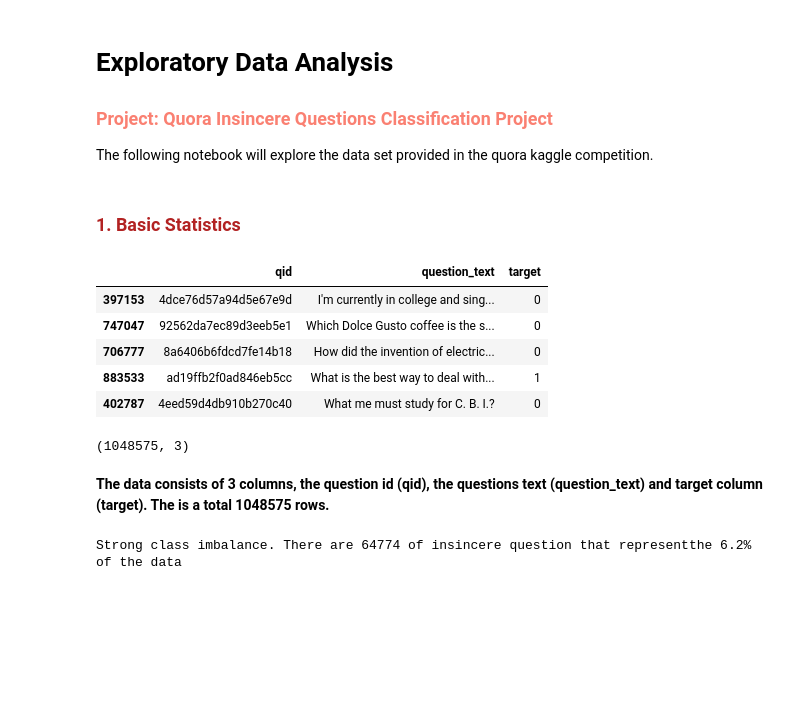
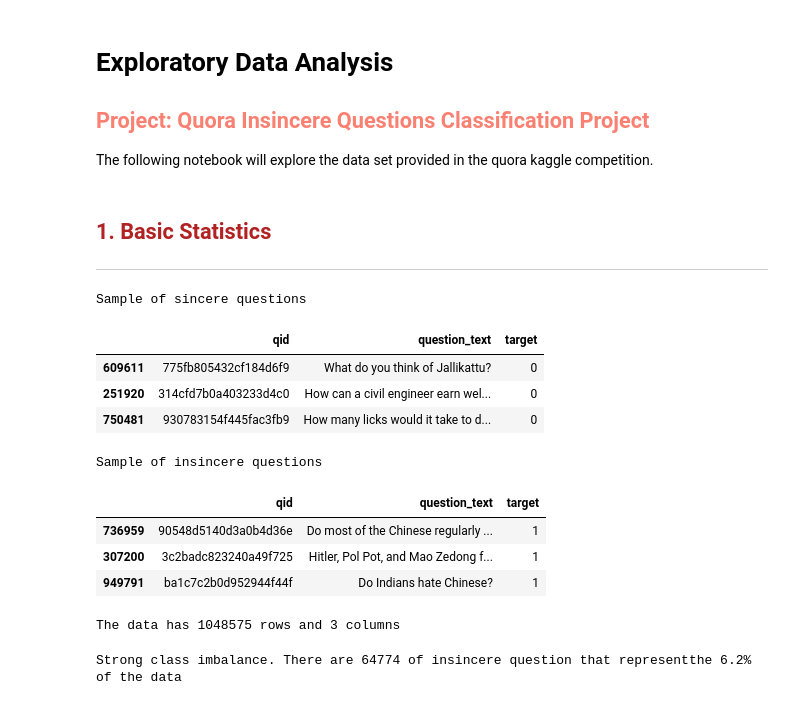
Before and after one commit to falrrema/ML_Nanodegree, a Jupyter notebook: P7_Capstone/EDA_Questions.ipynb, the cells around one changed output. Drawn from its saved outputs; the diff is of its cells as text; code cells hidden in the pictures; blank space fills up the shorter version.

Commit message:
improvements in modelling

```diff
--- a/P7_Capstone/EDA_Questions.ipynb
+++ b/P7_Capstone/EDA_Questions.ipynb
@@ -1,6 +1,6 @@
 # %% [markdown]
 # Exploratory Data Analysis
 
-### <font color='salmon'>Project: Quora Insincere Questions Classification Project</font>
+## <font color='salmon'>Project: Quora Insincere Questions Classification Project</font>
 
 The following notebook will explore the data set provided in the quora kaggle competition.
@@ -23,23 +7,64 @@ import helper as h
+# %%
+# Loading libraries
+from sklearn import model_selection, metrics, linear_model, naive_bayes
+from sklearn.ensemble import ExtraTreesClassifier, AdaBoostClassifier
+from sklearn.tree import DecisionTreeClassifier
+from sklearn.svm import SVC
+from sklearn.feature_extraction.text import TfidfTransformer, CountVectorizer, TfidfVectorizer
+from sklearn.pipeline import Pipeline
+from sklearn.preprocessing import FunctionTransformer
+from sklearn.dummy import DummyClassifier
+from sklearn.feature_selection import chi2, mutual_info_classif
+from tqdm import tqdm
+from nltk.corpus import stopwords
+from gensim.models.phrases import Phrases, Phraser
+from textblob import TextBlob, Blobber
+from textblob.sentiments import NaiveBayesAnalyzer
+from IPython.display import display
+import pandas as pd
+import numpy as np
+import seaborn as sns
+import xgboost
+import pickle
+import matplotlib.pyplot as plt
+
+%matplotlib inline
+
+# Loading helper functions
+import helper as h
+pd.set_option('float_format', '{:f}'.format)
+
+# Avoid warnings
+import warnings
+warnings.filterwarnings('ignore')
 # %% [markdown]
-### <font color='firebrick'>1. Basic Statistics </font>
+## <font color='firebrick'>1. Basic Statistics </font>
+---
 # %%
 # Loading Data
 tqdm.pandas()
 train_set = pd.read_csv('Data/train.csv', encoding = 'latin1')
-train_set.sample(5)
+print('Sample of sincere questions')
+train_set[train_set.target == 0].sample(3, random_state = 3)
 # %% [output]
+Sample of sincere questions
 |  | qid | question_text | target |
-| 397153 | 4dce76d57a94d5e67e9d | I'm currently in college and sing... | 0 |
-| 747047 | 92562da7ec89d3eeb5e1 | Which Dolce Gusto coffee is the s... | 0 |
-| 706777 | 8a6406b6fdcd7fe14b18 | How did the invention of electric... | 0 |
-| 883533 | ad19ffb2f0ad846eb5cc | What is the best way to deal with... | 1 |
-| 402787 | 4eed59d4db910b270c40 | What me must study for C. B. I.? | 0 |
+| 609611 | 775fb805432cf184d6f9 | What do you think of Jallikattu? | 0 |
+| 251920 | 314cfd7b0a403233d4c0 | How can a civil engineer earn wel... | 0 |
+| 750481 | 930783154f445fac3fb9 | How many licks would it take to d... | 0 |
-# %%
-train_set.shape
-# %% [output]
-(1048575, 3)
-# %% [markdown]
-**The data consists of 3 columns, the question id (qid), the questions text (question_text) and target column (target). The is a total 1048575 rows.**
+# %%
+print('Sample of insincere questions')
+train_set[train_set.target == 1].sample(3, random_state = 20)
+# %% [output]
+Sample of insincere questions
+|  | qid | question_text | target |
+| 736959 | 90548d5140d3a0b4d36e | Do most of the Chinese regularly ... | 1 |
+| 307200 | 3c2badc823240a49f725 | Hitler, Pol Pot, and Mao Zedong f... | 1 |
+| 949791 | ba1c7c2b0d952944f44f | Do Indians hate Chinese? | 1 |
+# %%
+print('The data has {} rows and {} columns'.format(train_set.shape[0], train_set.shape[1]))
+# %% [output]
+The data has 1048575 rows and 3 columns
 # %%
 # Target variable count
 ax = sns.countplot(y="target", data=train_set, palette="Set1") # strong class imbalance
```
Also changed, not shown: parts of 29 cells of this notebook, 4 other files.
